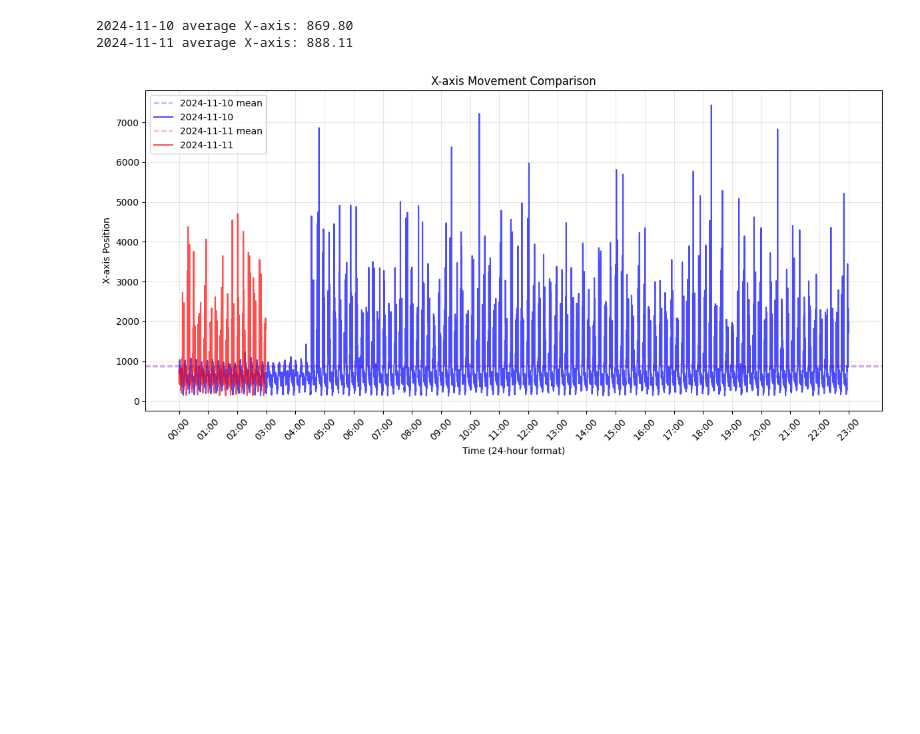
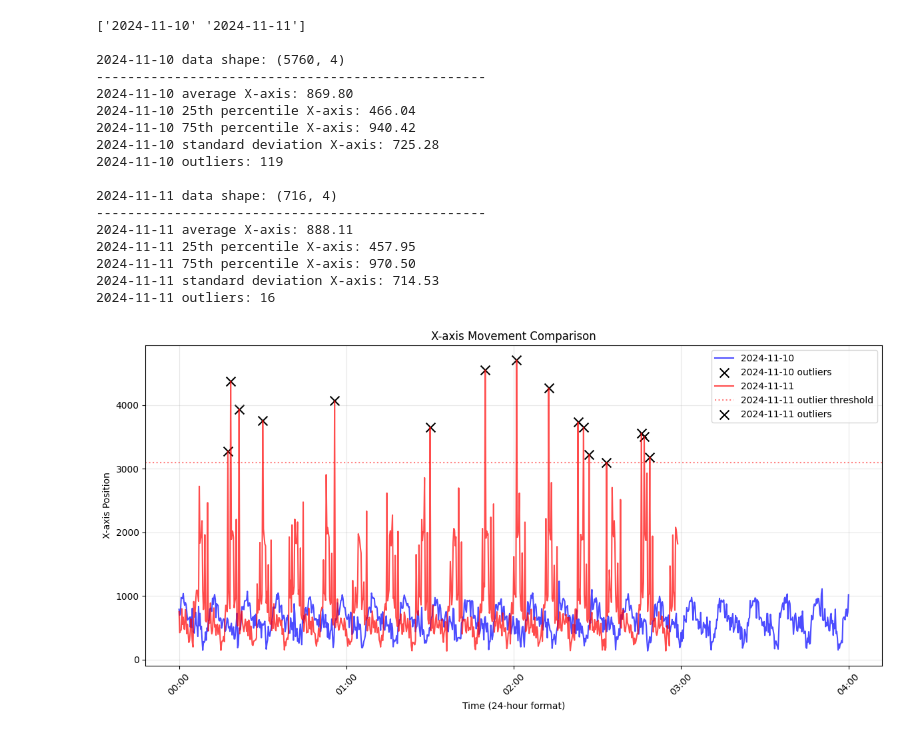
Before and after one commit to mr-mallik/influx, a Jupyter notebook: testcycles.ipynb, the cells around one changed output. Saved outputs shown, nothing was run; the diff lists cells and outputs as text; code cells hidden in the pictures; blank space fills up the shorter version.

Commit message:
updated to show z-score

```diff
--- a/testcycles.ipynb
+++ b/testcycles.ipynb
@@ -69,49 +80,101 @@ def plot_data_for_dates(data, dates, property_name, start_time=None, end_time=No
     plot_mean = []
     for i, date in enumerate(dates):
         day_data = data[data['date'] == date].copy()
+        print(f'\n{date} data shape: {day_data.shape}')
 
         # mean of the property
         mean_value = day_data[property_name].mean()
         plot_mean.append(mean_value)
+        print("-" * 50)
         print(f'{date} average {property_name}: {mean_value:.2f}')
 
+        # percentiles
+        p25 = day_data[property_name].quantile(0.25)
+        p75 = day_data[property_name].quantile(0.75)
+        print(f'{date} 25th percentile {property_name}: {p25:.2f}')
+        print(f'{date} 75th percentile {property_name}: {p75:.2f}')
+
         # plot a dotter line for the mean value
-        plt.axhline(y=mean_value, color=f'{colors[i]}', linestyle='--', alpha=0.3, label=f'{date} mean')
+        # plt.axhline(y=mean_value, color=f'{colors[i]}', linestyle='--', alpha=0.3, label=f'{date} mean')
+        # plt.axhline(y=p25, color=f'{colors[i]}', linestyle='--', alpha=0.3, label=f'{date} 25th percentile')
+        # plt.axhline(y=p75, color=f'{colors[i]}', linestyle='--', alpha=0.3, label=f'{date} 75th percentile')
+
+        # Standard deviation
+        std = day_data[property_name].std()
+        print(f'{date} standard deviation {property_name}: {std:.2f}')
+
+        # Z-score
+        z_score = (day_data[property_name] - mean_value) / std
+        # Calculate outliers
+        outliers = day_data[z_score.abs() > 3]
+        print(f'{date} outliers: {outliers.shape[0]}')
+
+        # Convert time to seconds once for day_data
+        day_data['seconds'] = day_data['time'].apply(lambda x: time_to_seconds(x.split('T')[1].split('.')[0]))
 
         # Filter by time range if specified
         if start_time and end_time:
-            day_seconds = [time_to_seconds(t.split('T')[1].split('.')[0]) for t in day_data['time']]
             start_seconds = time_to_seconds(start_time)
             end_seconds = time_to_seconds(end_time)
+            mask = (day_data['seconds'] >= start_seconds) & (day_data['seconds'] <= end_seconds)
+            day_data = day_data[mask]
 
-            time_mask = [(s >= start_seconds) & (s <= end_seconds) for s in day_seconds]
-            day_data = day_data[time_mask]
-            day_seconds = [s for s, m in zip(day_seconds, time_mask) if m]
-        else:
-            day_seconds = [time_to_seconds(t.split('T')[1].split('.')[0]) for t in day_data['time']]
+        # Plot main data
+        plt.plot(day_data['seconds'], day_data[property_name], f'{colors[i]}-',
+            label=f'{date}', alpha=0.7)
 
-        plt.plot(day_seconds, day_data[property_name], f'{colors[i]}-',
-                label=f'{date}', alpha=0.7)
+        # Plot outliers within time range
+        if len(outliers) > 0:
+            outliers['seconds'] = outliers['time'].apply(lambda x: time_to_seconds(x.split('T')[1].split('.')[0]))
+            if start_time and end_time:
+                outliers = outliers[(outliers['seconds'] >= start_seconds) & (outliers['seconds'] <= end_seconds)]
+
+            if len(outliers) > 0:
+                # Calculate minimum outlier value
+                min_outlier = outliers[property_name].min()
+                # Draw horizontal dotted line at minimum outlier value
+                plt.axhline(y=min_outlier, color=colors[i], linestyle=':',
+                    alpha=0.5, label=f'{date} outlier threshold')
+
+            plt.scatter(outliers['seconds'], outliers[property_name],
+                  c='black', marker='x', s=100,
+                  label=f'{date} outliers')
 
     plt.title(f'{property_name} Movement Comparison')
     plt.xlabel('Time (24-hour format)')
     plt.ylabel(f'{property_name} Position')
 
     # Set x-axis ticks to show hours based on time range
     start_hour = int(start_time.split(':')[0]) if start_time else 0
     end_hour = int(end_time.split(':')[0]) if end_time else 24
     hours_to_show = np.arange(start_hour * 3600, (end_hour + 1) * 3600, 3600)
     plt.xticks(hours_to_show, [seconds_to_time(h) for h in hours_to_show], rotation=45)
 
     plt.legend()
     plt.grid(True, alpha=0.3)
     plt.tight_layout()
     plt.show()
 
 dates_to_compare = nodes['date'].unique()
+print(dates_to_compare)
 plot_data_for_dates(nodes, dates_to_compare, 'X-axis',
-                    start_time='00:00:00', end_time='23:00:00')
+                    start_time='00:00:00', end_time='04:00:00')
 # %% [output]
+['2024-11-10' '2024-11-11']
+
+2024-11-10 data shape: (5760, 4)
+--------------------------------------------------
 2024-11-10 average X-axis: 869.80
+2024-11-10 25th percentile X-axis: 466.04
+2024-11-10 75th percentile X-axis: 940.42
+2024-11-10 standard deviation X-axis: 725.28
+2024-11-10 outliers: 119
+
+2024-11-11 data shape: (716, 4)
+--------------------------------------------------
 2024-11-11 average X-axis: 888.11
+2024-11-11 25th percentile X-axis: 457.95
+2024-11-11 75th percentile X-axis: 970.50
+2024-11-11 standard deviation X-axis: 714.53
+2024-11-11 outliers: 16
-[figure, old version]
+[figure, new version]
```
Also changed, not shown: parts of 3 cells of this notebook.
